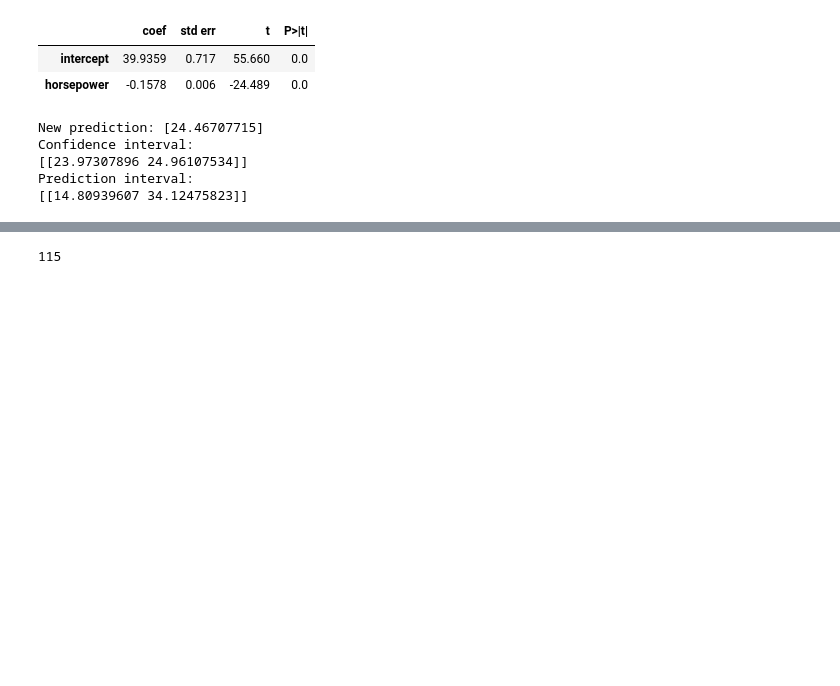
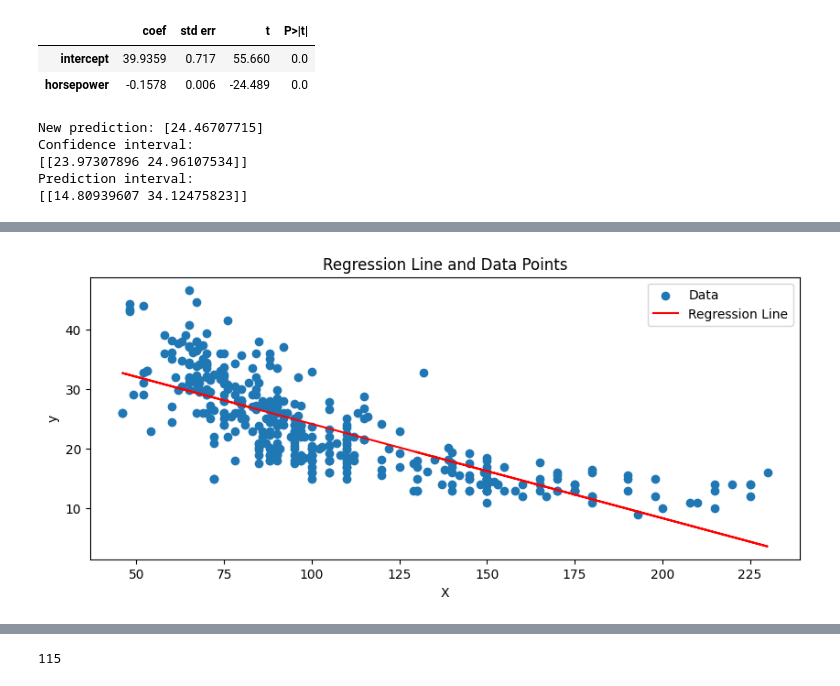
Before and after one commit to QuanPham19/statistical-modeling, a Jupyter notebook: 3-2-practice.ipynb, the cells around one changed output, grey strips where cells are left out. Saved outputs shown, nothing was run; the diff lists cells and outputs as text; code cells hidden in the pictures; blank space fills up the shorter version.

```diff
--- a/3-2-practice.ipynb
+++ b/3-2-practice.ipynb
@@ -56,19 +57,16 @@ Confidence interval:
 Prediction interval:
 [[14.80939607 34.12475823]]
 # %%
-predictions = result.predict(X)
 data = pd.DataFrame({'X': X['horsepower'], 'y': y, 'predictions': predictions})
 
-scatter = go.Scatter(x=data['X'], y=data['y'], mode='markers', name='Data')
-line = go.Scatter(x=data['X'], y=data['predictions'], mode='lines', name='Regression Line')
+fig, ax = plt.subplots(figsize=(10, 4))
+ax.scatter(data['X'], data['y'], label='Data')
+ax.plot(data['X'], data['predictions'], label='Regression Line', color='red')
 
-fig = go.Figure(data=[scatter, line])
-fig.update_layout(
-    title='Regression Line and Data Points',
-    xaxis_title='X',
-    yaxis_title='y',
-    width=1000,
-    height=400
-)
-fig.show()
+ax.set_title('Regression Line and Data Points')
+ax.set_xlabel('X')
+ax.set_ylabel('y')
+ax.legend()
+
+plt.show()
 # %% [output]
@@ -75,0 +73 @@ fig.show()
+[figure, added]
```
Also changed, not shown: parts of 4 cells of this notebook.
